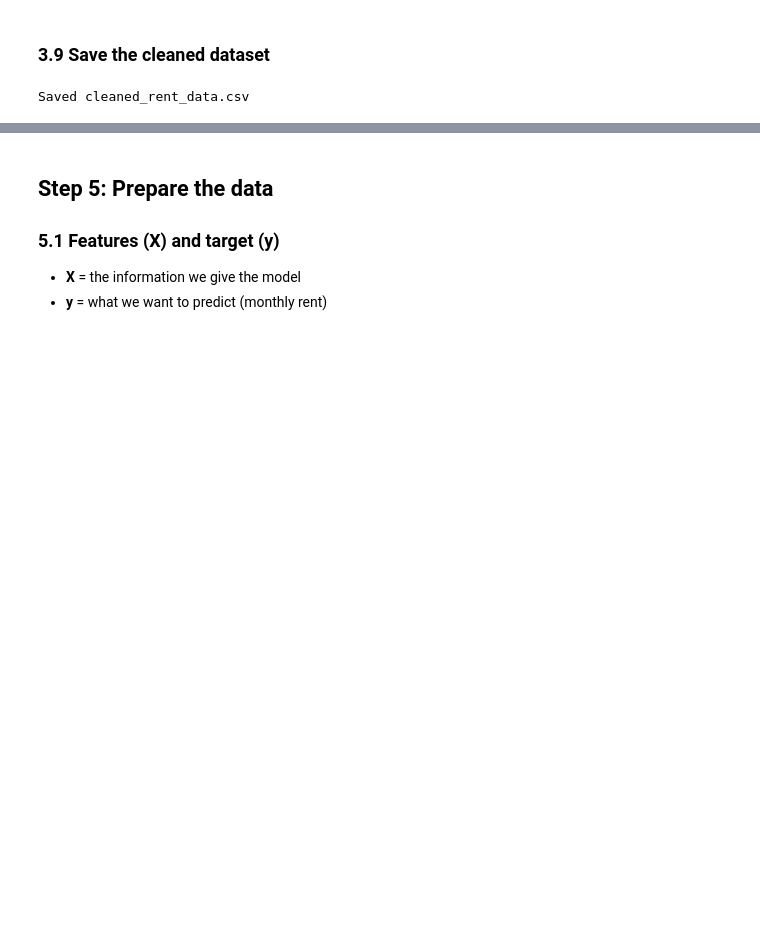
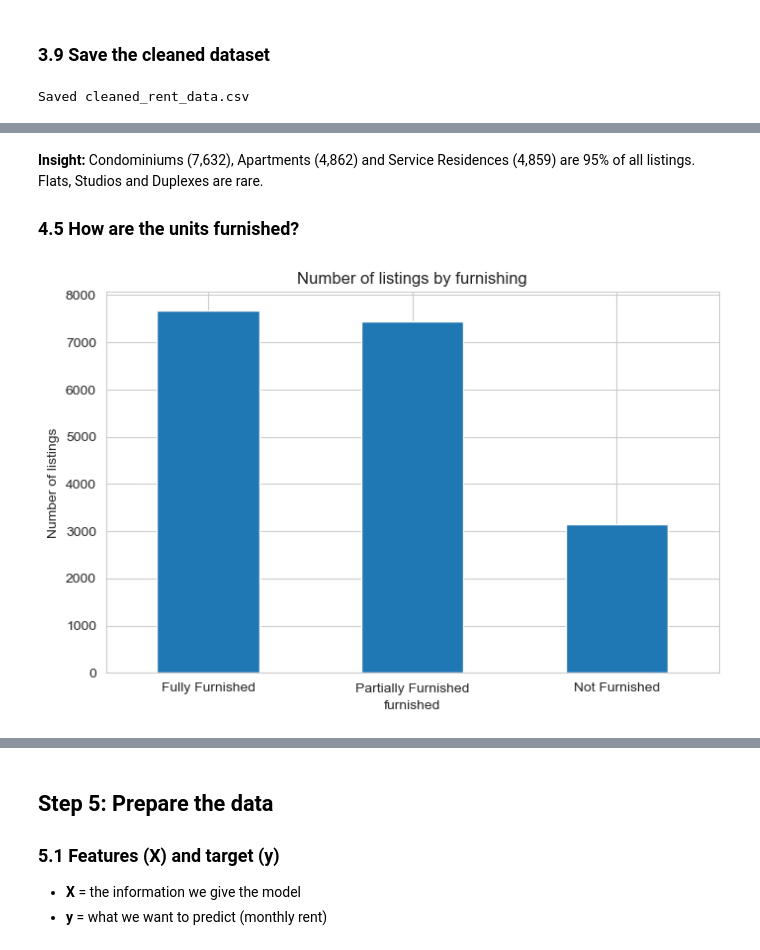
Before and after one commit to peterlinghuazhong/-CU05-Data-Science-Capstone-Project-, a Jupyter notebook: HousesRental.ipynb, the cells around one changed output, grey strips where cells are left out. Saved outputs shown, nothing was run; the diff lists cells and outputs as text; code cells hidden in the pictures; blank space fills up the shorter version.

```diff
--- a/HousesRental.ipynb
+++ b/HousesRental.ipynb
@@ -388,0 +330,12 @@ plt.show()
+# %% [markdown]
+**Insight:** Condominiums (7,632), Apartments (4,862) and Service Residences (4,859) are 95% of all listings. Flats, Studios and Duplexes are rare.
+
+### 4.5 How are the units furnished?
+# %%
+df["furnished"].value_counts().plot(kind="bar")
+plt.title("Number of listings by furnishing")
+plt.ylabel("Number of listings")
+plt.xticks(rotation=0)
+plt.show()
+# %% [output]
+[figure, added]
```
Also changed, not shown: parts of 47 cells of this notebook.
